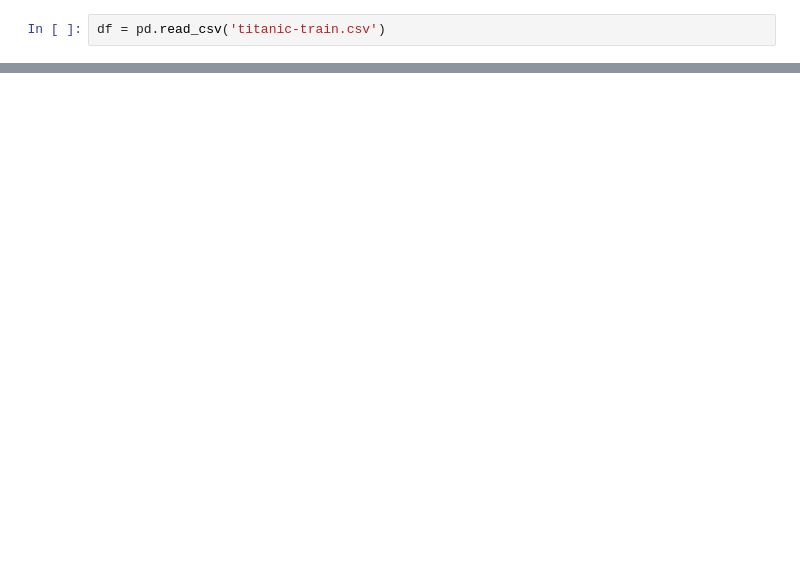
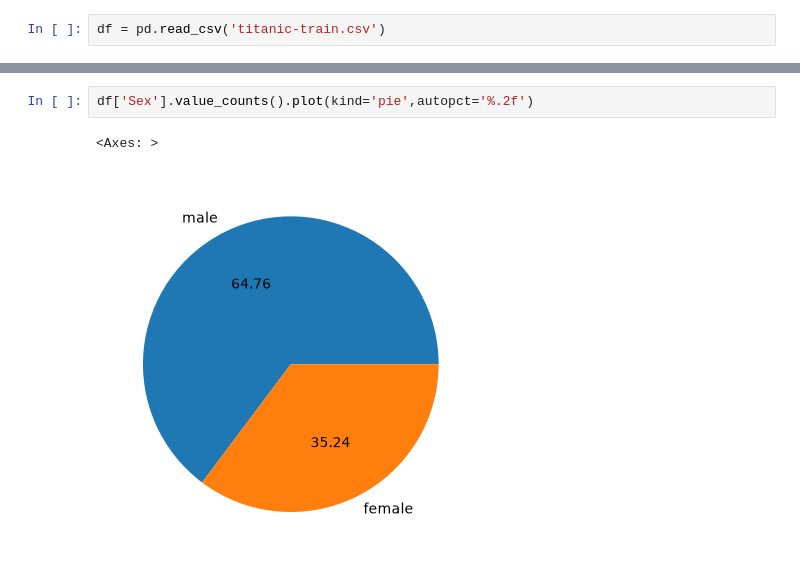
Before and after one commit to AyushBhor04/Machine-Learning, a Jupyter notebook: Day-07-EDA using Univariate analysis.ipynb, the cells around one changed output, grey strips where cells are left out. Saved outputs shown, nothing was run; the diff lists cells and outputs as text; blank space fills up the shorter version.

```diff
--- a/Day-07-EDA using Univariate analysis.ipynb
+++ b/Day-07-EDA using Univariate analysis.ipynb
@@ -13,0 +66,5 @@ df.head()
+# %%
+df['Sex'].value_counts().plot(kind='pie',autopct='%.2f')
+# %% [output]
+<Axes: >
+[figure, added]
```
Also changed, not shown: parts of 23 cells of this notebook.
